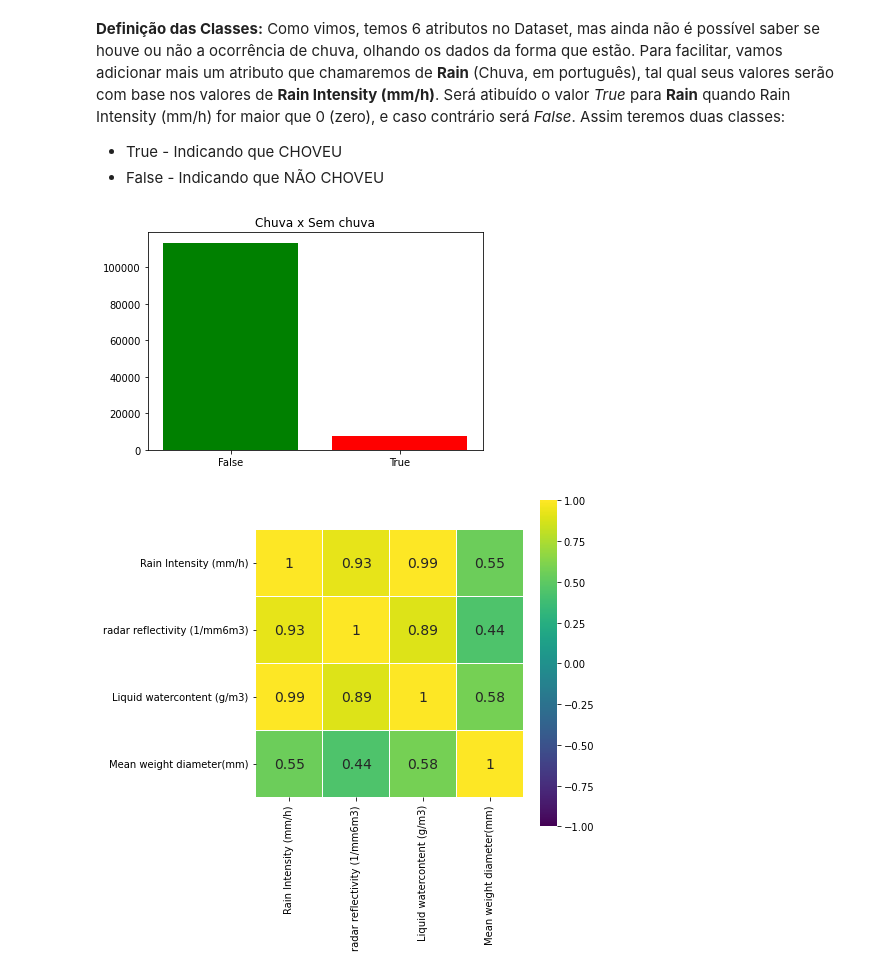
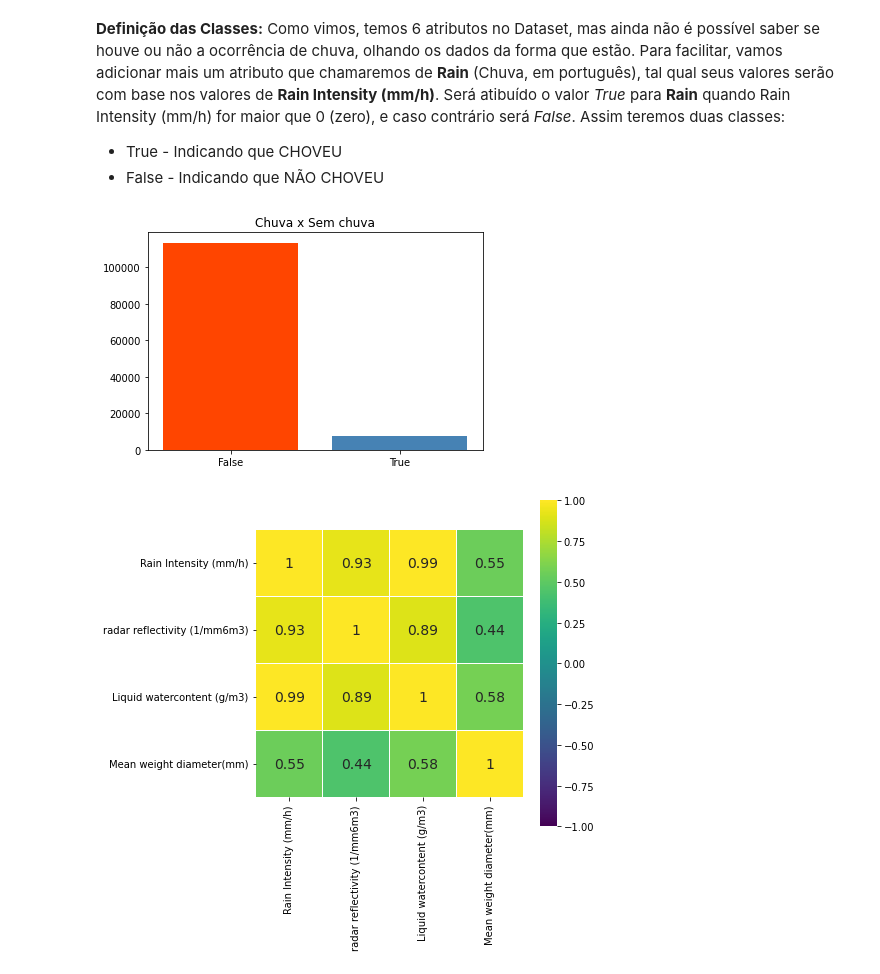
Before and after one commit to lourencocavalcante/Neurocomputacao, a Jupyter notebook: INPE_CAP351_Projeto01_MLP_Lourenco.ipynb, the cells around one changed output. Drawn from its saved outputs; the diff is of its cells as text; code cells hidden in the pictures.

```diff
--- a/INPE_CAP351_Projeto01_MLP_Lourenco.ipynb
+++ b/INPE_CAP351_Projeto01_MLP_Lourenco.ipynb
@@ -915,12 +915,12 @@ df_rd80_full['Rain'] = ["True" if value > 0 else "False" for value in df_rd80_fu
 # %%
 freq = df_rd80_full['Rain'].value_counts()
 x=[1,2]
 plt.title('Chuva x Sem chuva')
-plt.bar(x,height=[freq[0],freq[1]], color=['g','r'])
+plt.bar(x,height=[freq[0],freq[1]], color=['#FF4500','#4682B4'])
 plt.xticks(x, ('False','True'))
 plt.show()
 # %% [output]
-[figure, old version]
+[figure, new version]
 # %%
 df_rd80_full.drop(['Datetime','Time integration (s)'], axis=1, inplace=True)
 # %%
```
Also changed, not shown: parts of 7 cells of this notebook.
